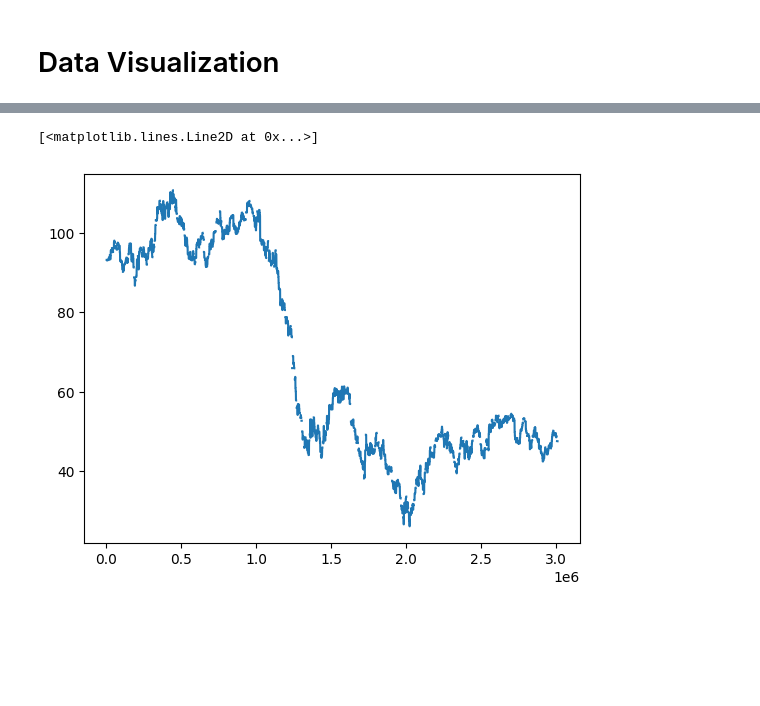
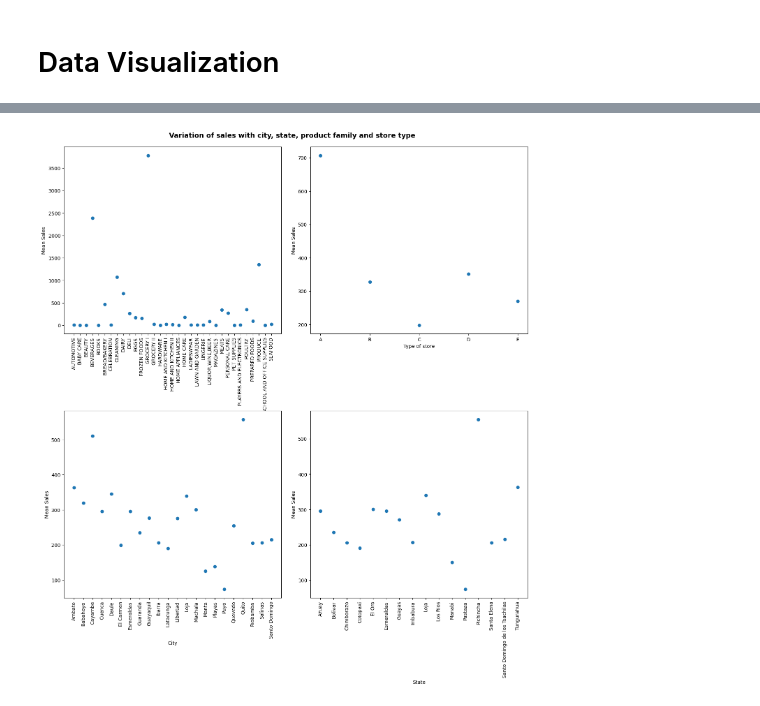
Before and after one commit to kunalkundu30/store-sales, a Jupyter notebook: EDA.ipynb, the cells around one changed output, grey strips where cells are left out. Saved outputs shown, nothing was run; the diff lists cells and outputs as text; code cells hidden in the pictures; blank space fills up the shorter version.

```diff
--- a/EDA.ipynb
+++ b/EDA.ipynb
@@ -69,3 +91,11 @@ training_dataset
 | 3008278 | 3000886 | 2017-08-15 | 9 | SCHOOL AND OFFICE SUPPLIES | 121.000 | 8 | Quito | Pichincha | B | 6 | ... |
 | 3008279 | 3000887 | 2017-08-15 | 9 | SEAFOOD | 16.000 | 0 | Quito | Pichincha | B | 6 | ... |
 3008280 rows × 13 columns
+# %%
+# Change data types
+
+training_dataset["date"] = pd.to_datetime(training_dataset["date"])
+# %%
+# Impute Null values
+
+training_dataset = impute_null_values(training_dataset, "oil_price")
@@ -79,6 +167,41 @@ plt.plot(training_dataset["sales"])
-# %%
-
-plt.plot(training_dataset["dcoilwtico"])
-# %% [output]
-[<matplotlib.lines.Line2D at 0x...>]
-[figure, removed]
+# %%
+fig, ax = plt.subplots(2,2, figsize = (14,14))
+fig.suptitle("Variation of sales with city, state, product family and store type", size = 14,
+             weight = "bold")
+
+fig.tight_layout(h_pad = 14, w_pad = 3)
+
+groupby_column = "family"
+grouped = training_dataset.groupby(groupby_column)
+grouped = grouped.agg({"sales":"mean"}).reset_index()
+ax[0,0].scatter(x = grouped[groupby_column], y = grouped["sales"])
+ax[0,0].set_xticklabels(ax[0,0].get_xticklabels(),rotation = 90)
+ax[0,0].set_xlabel("Family of products")
+ax[0,0].set_ylabel("Mean Sales")
+
+groupby_column = "store_type"
+grouped = training_dataset.groupby(groupby_column)
+grouped = grouped.agg({"sales":"mean"}).reset_index()
+ax[0,1].scatter(x = grouped[groupby_column], y = grouped["sales"])
+ax[0,1].set_xlabel("Type of store")
+ax[0,1].set_ylabel("Mean Sales")
+
+groupby_column = "city"
+grouped = training_dataset.groupby(groupby_column)
+grouped = grouped.agg({"sales":"mean"}).reset_index()
+ax[1,0].scatter(x = grouped[groupby_column], y = grouped["sales"])
+ax[1,0].set_xticklabels(ax[1,0].get_xticklabels(),rotation = 90)
+ax[1,0].set_xlabel("City")
+ax[1,0].set_ylabel("Mean Sales")
+
+groupby_column = "state"
+grouped = training_dataset.groupby(groupby_column)
+grouped = grouped.agg({"sales":"mean"}).reset_index()
+ax[1,1].scatter(x = grouped[groupby_column], y = grouped["sales"])
+ax[1,1].set_xticklabels(ax[1,1].get_xticklabels(),rotation = 90)
+ax[1,1].set_xlabel("State")
+ax[1,1].set_ylabel("Mean Sales")
+
+plt.subplots_adjust(top=0.95)
+# %% [output]
+[figure, added]
```
Also changed, not shown: parts of 18 cells of this notebook, 3 other files.
